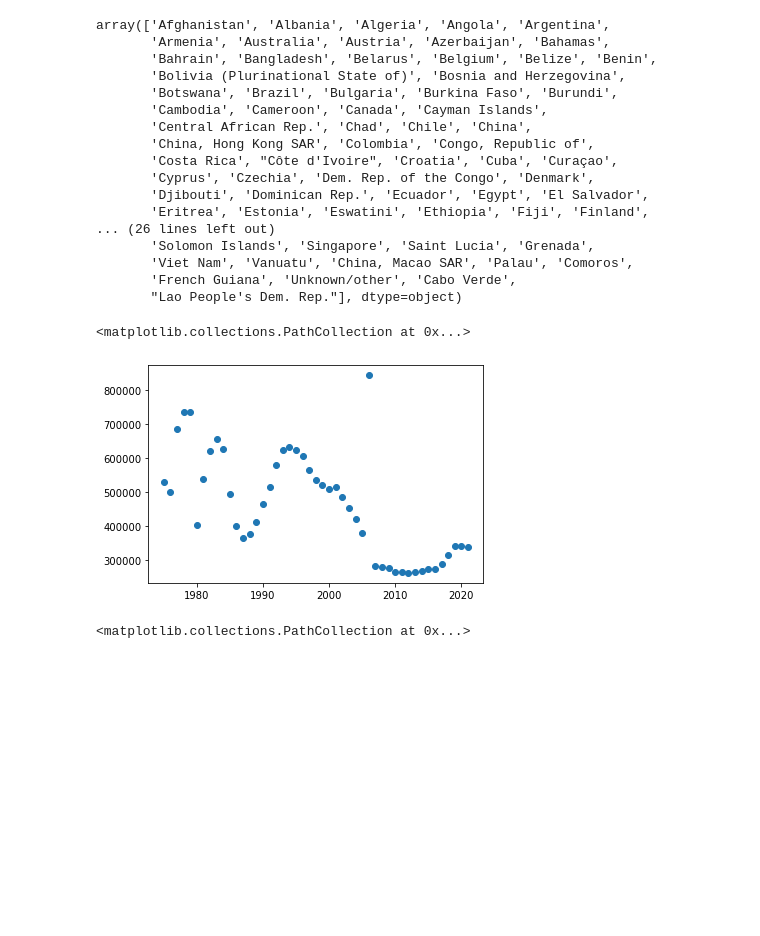
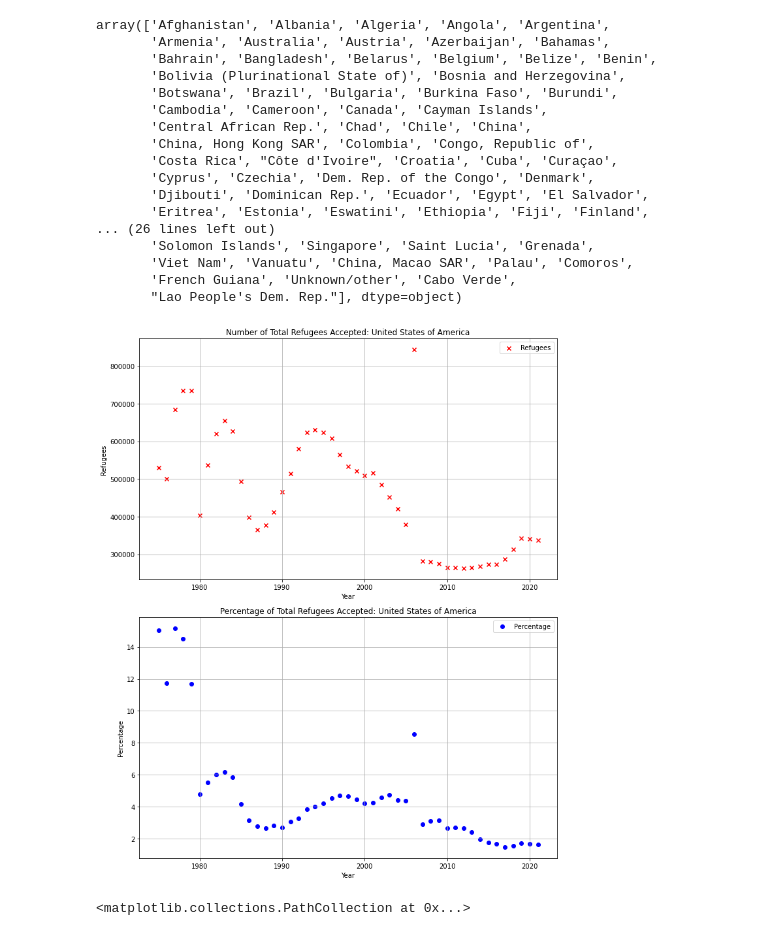
Before and after one commit to nss-data-science-cohort-7/un-exploration-sourish33, a Jupyter notebook: notebooks/refugees.ipynb, the cells around one changed output. Cells and saved outputs as stored; diff of their text form; code cells hidden in the pictures; blank space fills up the shorter version.

Commit message:
calculating number of refugees accepted each year

```diff
--- a/notebooks/refugees.ipynb
+++ b/notebooks/refugees.ipynb
@@ -196,2 +93,0 @@ def make_aggregated(country_type, yr):
-# %%
-df = make_aggregated("Origin", 2021)
@@ -207,2 +93,0 @@ df.head()
-# %%
-df = make_aggregated("Acceptor", 2021)
@@ -245,8 +118,42 @@ refugees_usa_df.reset_index(inplace=True)
-# %%
-plt.scatter(refugees_usa_df["Year"], refugees_usa_df["Refugees"])
-# %% [output]
-<matplotlib.collections.PathCollection at 0x...>
-[figure, removed]
+# %%
+def refugee_acceptance_history(country):
+    df = refugees_df[refugees_df["Acceptor"]==country].groupby(by="Year").sum()
+    df.reset_index(inplace=True)
+    df["Total Refugees"] = df["Year"].apply(total_refugees_by_year)
+    df["Percentage"] = 100*df["Refugees"]/df["Total Refugees"]
+    return df
+# %%
+# Genrate the data for the country of choice
+country = "United States of America"
+df = refugee_acceptance_history(country)
+
+
+# Create a 1x2 grid for subplots (2 row, 1 columns)
+fig, (ax1, ax2) = plt.subplots(2, 1, figsize=(10, 12))  # Adjust the figsize as needed
+
+# Scatter plot for Percentage
+ax2.scatter(df["Year"], df["Percentage"], label="Percentage", marker="o", color="blue")
+ax2.set_xlabel("Year")
+ax2.set_ylabel("Percentage")
+ax2.set_title("Percentage of Total Refugees Accepted: "+country)
+ax2.grid(True)  # Optional: Add a grid
+ax2.legend()
+
+# Scatter plot for Refugees
+ax1.scatter(df["Year"], df["Refugees"], label="Refugees", marker="x", color="red")
+ax1.set_xlabel("Year")
+ax1.set_ylabel("Refugees")
+ax1.set_title("Number of Total Refugees Accepted: "+country)
+ax1.grid(True)  # Optional: Add a grid
+ax1.legend()
+
+# Adjust the layout to avoid overlapping labels
+plt.tight_layout()
+
+# Show the plot
+plt.show()
+# %% [output]
+[figure, added]
 # %%
 refugees_usa_recent_df = refugees_usa_df[refugees_usa_df["Year"]>=2000]
 plt.scatter(refugees_usa_recent_df["Year"], refugees_usa_recent_df["Refugees"])
```
Also changed, not shown: parts of 20 cells of this notebook.
